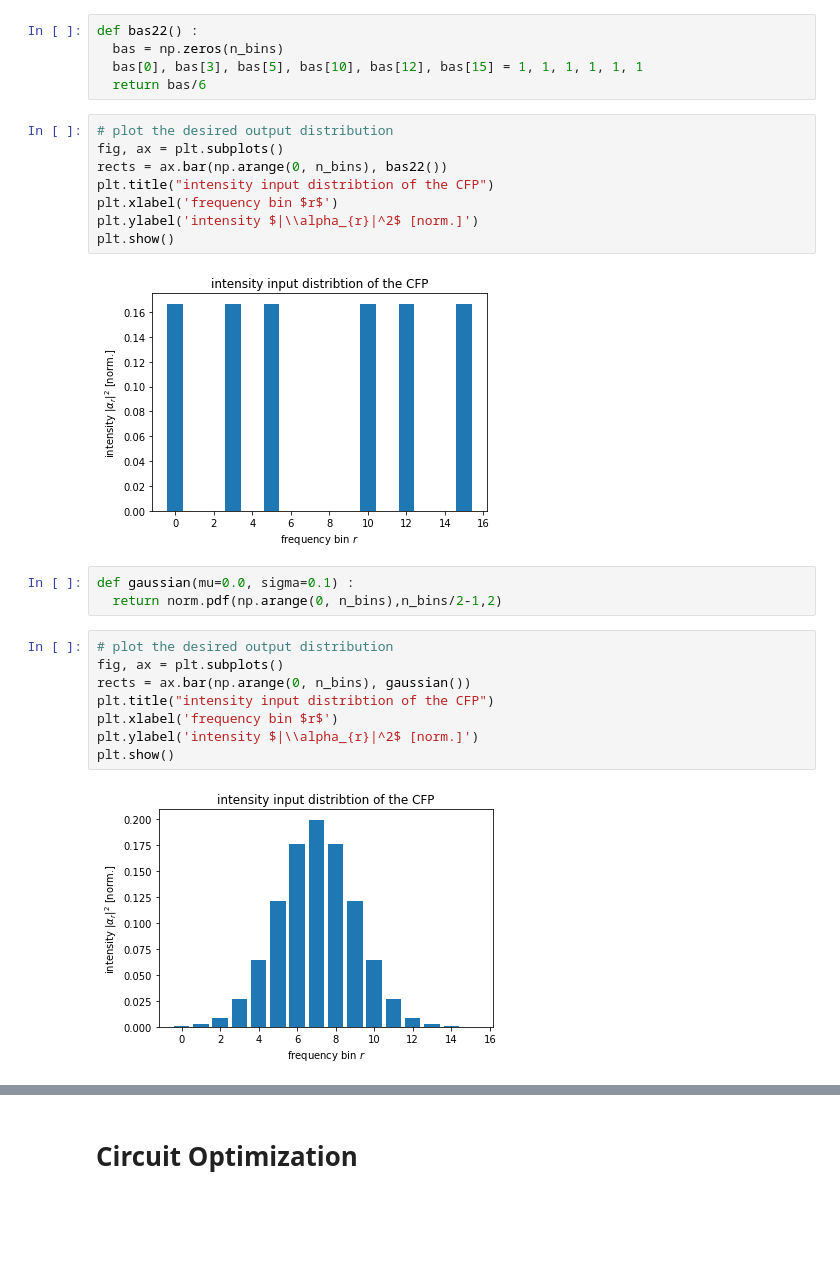
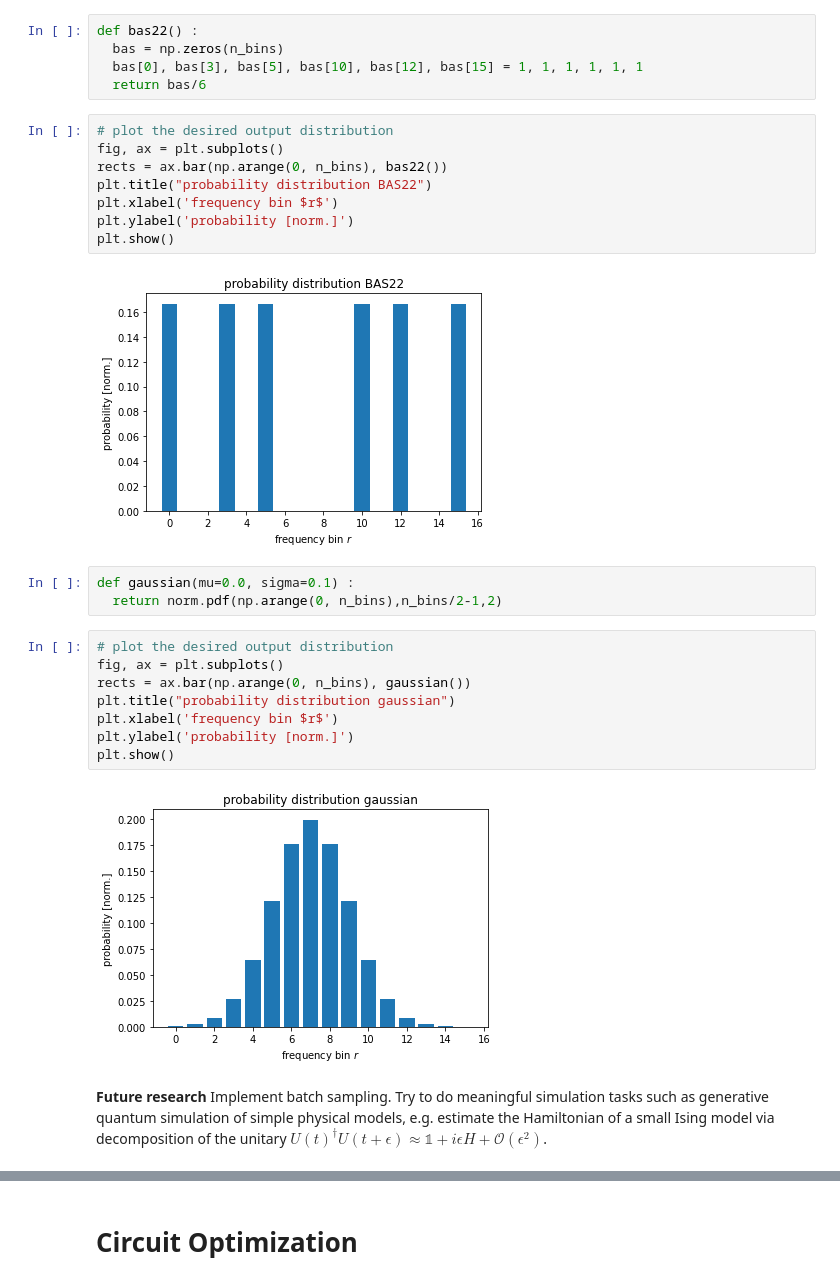
Before and after one commit to PhilipRuebeling/master_thesis, a Jupyter notebook: photonic_devices.ipynb, the cells around one changed output, grey strips where cells are left out. Drawn from its saved outputs; the diff is of its cells as text; blank space fills up the shorter version.

```diff
--- a/photonic_devices.ipynb
+++ b/photonic_devices.ipynb
@@ -173,13 +166,13 @@ def bas22() :
 # %%
 # plot the desired output distribution
 fig, ax = plt.subplots()
 rects = ax.bar(np.arange(0, n_bins), bas22())
-plt.title("intensity input distribtion of the CFP")
+plt.title("probability distribution BAS22")
 plt.xlabel('frequency bin $r$')
-plt.ylabel('intensity $|\\alpha_{r}|^2$ [norm.]')
+plt.ylabel('probability [norm.]')
 plt.show()
 # %% [output]
-[figure, old version]
+[figure, new version]
 # %%
 def gaussian(mu=0.0, sigma=0.1) :
   return norm.pdf(np.arange(0, n_bins),n_bins/2-1,2)
@@ -187,9 +180,11 @@ def gaussian(mu=0.0, sigma=0.1) :
 # plot the desired output distribution
 fig, ax = plt.subplots()
 rects = ax.bar(np.arange(0, n_bins), gaussian())
-plt.title("intensity input distribtion of the CFP")
+plt.title("probability distribution gaussian")
 plt.xlabel('frequency bin $r$')
-plt.ylabel('intensity $|\\alpha_{r}|^2$ [norm.]')
+plt.ylabel('probability [norm.]')
 plt.show()
 # %% [output]
-[figure, old version]
+[figure, new version]
+# %% [markdown]
+**Future research** Implement batch sampling. Try to do meaningful simulation tasks such as generative quantum simulation of simple physical models, e.g. estimate the Hamiltonian of a small Ising model via decomposition of the unitary $U(t)^{\dagger}U(t + \epsilon) \approx \mathbb{1} + i\epsilon H + \mathcal{O}(\epsilon^2)$.
```
Also changed, not shown: parts of 58 cells of this notebook.
